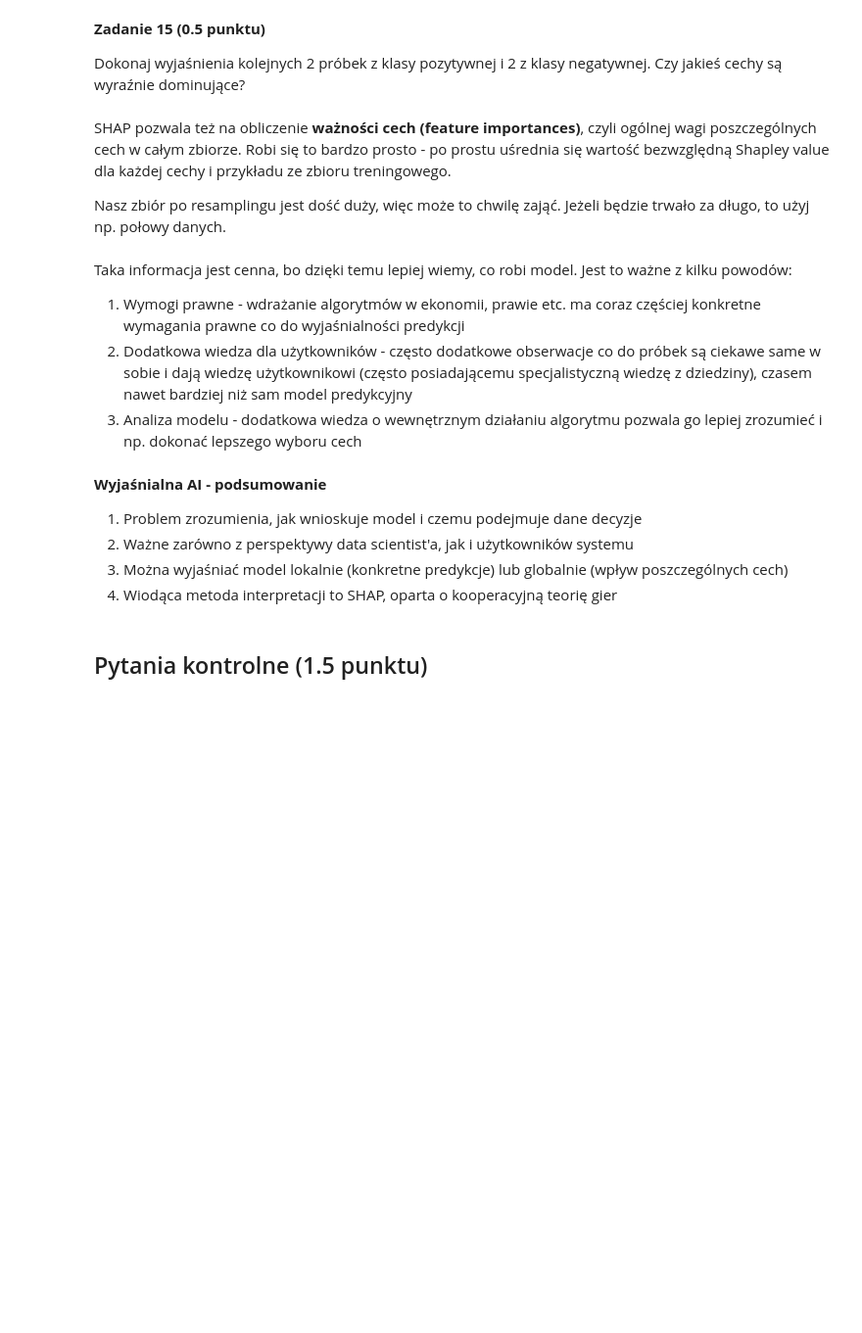
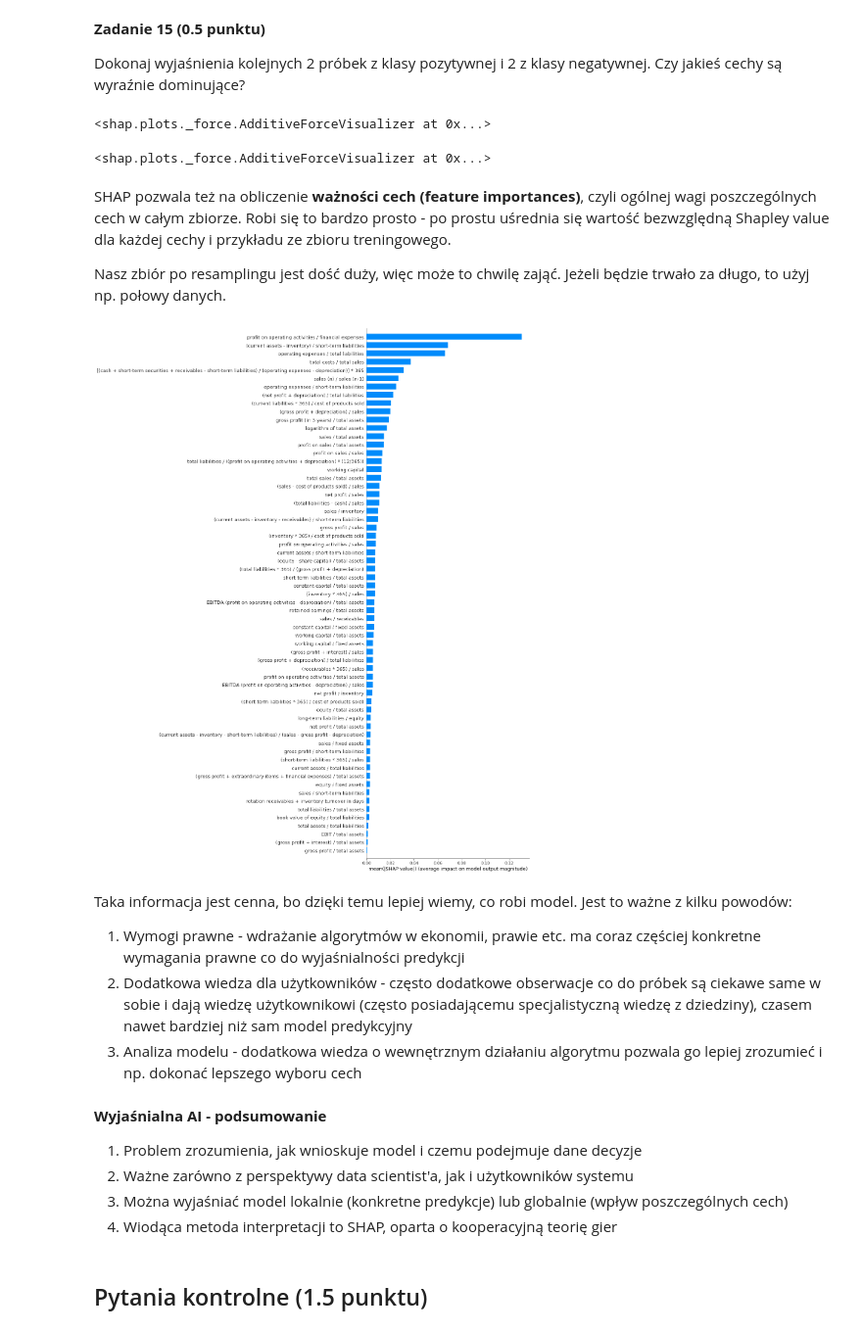
Before and after one commit to mjste/intro_to_ai, a Jupyter notebook: lab2/notebook_empty.ipynb, the cells around one changed output. Shown at 98% size. Drawn from its saved outputs; the diff is of its cells as text; code cells hidden in the pictures; blank space fills up the shorter version.

```diff
--- a/lab2/notebook_empty.ipynb
+++ b/lab2/notebook_empty.ipynb
@@ -224,3 +294,19 @@ Wykorzystaj grid search z cross validation z 5 foldami, aby dobrać wartość `m
 Pamiętaj, żeby jako estymatora przekazanego do grid search'a użyć instancji Random Forest, która ma już ustawione `random_state` i `n_jobs`. Wybierz model o najwyższym AUROC - jako `scoring` przekaż "roc_auc".
 
 Skomentuj wynik. Czy warto było poświęcić czas i zasoby na tę procedurę?
+# %%
+from sklearn.model_selection import KFold
+from sklearn.model_selection import GridSearchCV
+
+folds = KFold(n_splits=5, shuffle=True, random_state=0)
+hyper_params = [{'max_features':[0.1, 0.2, 0.3, 0.4, 0.5]}]
+
+model_cv = GridSearchCV(
+    estimator=forestclf,
+    param_grid=hyper_params,
+    scoring='roc_auc',
+    cv=folds,
+    verbose=3,
+    return_train_score=True
+)
+model_cv.fit(X_train_sm, Y_train_sm)
@@ -263,0 +375,7 @@ Wytrenuj klasyfikator LightGBM (klasa `LGBMClassifier`), sprawdź jego AUROC na
+# %%
+import lightgbm as lgb
+
+lgbclf = lgb.LGBMClassifier(random_state=0, n_jobs=-1)
+lgbclf.fit(X_train, Y_train)
+
+roc_auc_score(Y_test, lgbclf.predict_proba(X_test)[:, 1])
@@ -297,0 +496,11 @@ Wypisz raporty z klasyfikacji (funkcja `classification_report`), dla modelu Ligh
+# %%
+from sklearn.metrics import classification_report
+tuned_lgbclf = lgb.LGBMClassifier(random_state=0, n_jobs=-1,
+ subsample=0.9,
+ num_leaves=31,
+ colsample_bytree=1.0,
+ learning_rate=0.1,
+ n_estimators=400).fit(X_train, Y_train)
+
+print(classification_report(Y_test, lgbclf.predict(X_test)))
+print(classification_report(Y_test, tuned_lgbclf.predict(X_test)))
@@ -326,6 +557,6 @@ feature_names = ["net profit / total assets", "total liabilities / total assets"
 
 explainer = shap.TreeExplainer(
-    model=...,  # variable with trained, tuned LightGBM model
-    data=...,   # variable with training data X, after resampling with SMOTE
+    model=tuned_lgbclf,  # variable with trained, tuned LightGBM model
+    data=X_train_sm,   # variable with training data X, after resampling with SMOTE
     model_output="probability"
 )
@@ -344,18 +579,42 @@ shap.force_plot(
 **Zadanie 15 (0.5 punktu)**
 
 Dokonaj wyjaśnienia kolejnych 2 próbek z klasy pozytywnej i 2 z klasy negatywnej. Czy jakieś cechy są wyraźnie dominujące?
+# %%
+shap_values = explainer.shap_values(X_test[1])
+
+shap.force_plot(
+    base_value=explainer.expected_value,
+    shap_values=shap_values,
+    features=X_test[0],
+    feature_names=feature_names
+)
+# %% [output]
+<shap.plots._force.AdditiveForceVisualizer at 0x...>
+# %%
+shap_values = explainer.shap_values(X_test[2])
+
+shap.force_plot(
+    base_value=explainer.expected_value,
+    shap_values=shap_values,
+    features=X_test[0],
+    feature_names=feature_names
+)
+# %% [output]
+<shap.plots._force.AdditiveForceVisualizer at 0x...>
 # %% [markdown]
 SHAP pozwala też na obliczenie **ważności cech (feature importances)**, czyli ogólnej wagi poszczególnych cech w całym zbiorze. Robi się to bardzo prosto - po prostu uśrednia się wartość bezwzględną Shapley value dla każdej cechy i przykładu ze zbioru treningowego.
 
 Nasz zbiór po resamplingu jest dość duży, więc może to chwilę zająć. Jeżeli będzie trwało za długo, to użyj np. połowy danych.
 # %%
 shap.summary_plot(
-    shap_values=explainer.shap_values(X_train_resampled),
-    features=X_train_resampled,
+    shap_values=explainer.shap_values(X_train_sm),
+    features=X_train_sm,
     feature_names=feature_names,
     max_display=X.shape[1],
     plot_type="bar",
 )
+# %% [output]
+[figure, added]
 # %% [markdown]
 Taka informacja jest cenna, bo dzięki temu lepiej wiemy, co robi model. Jest to ważne z kilku powodów:
 1. Wymogi prawne - wdrażanie algorytmów w ekonomii, prawie etc. ma coraz częściej konkretne wymagania prawne co do wyjaśnialności predykcji
```
Also changed, not shown: parts of 30 cells of this notebook, 1 other file.
